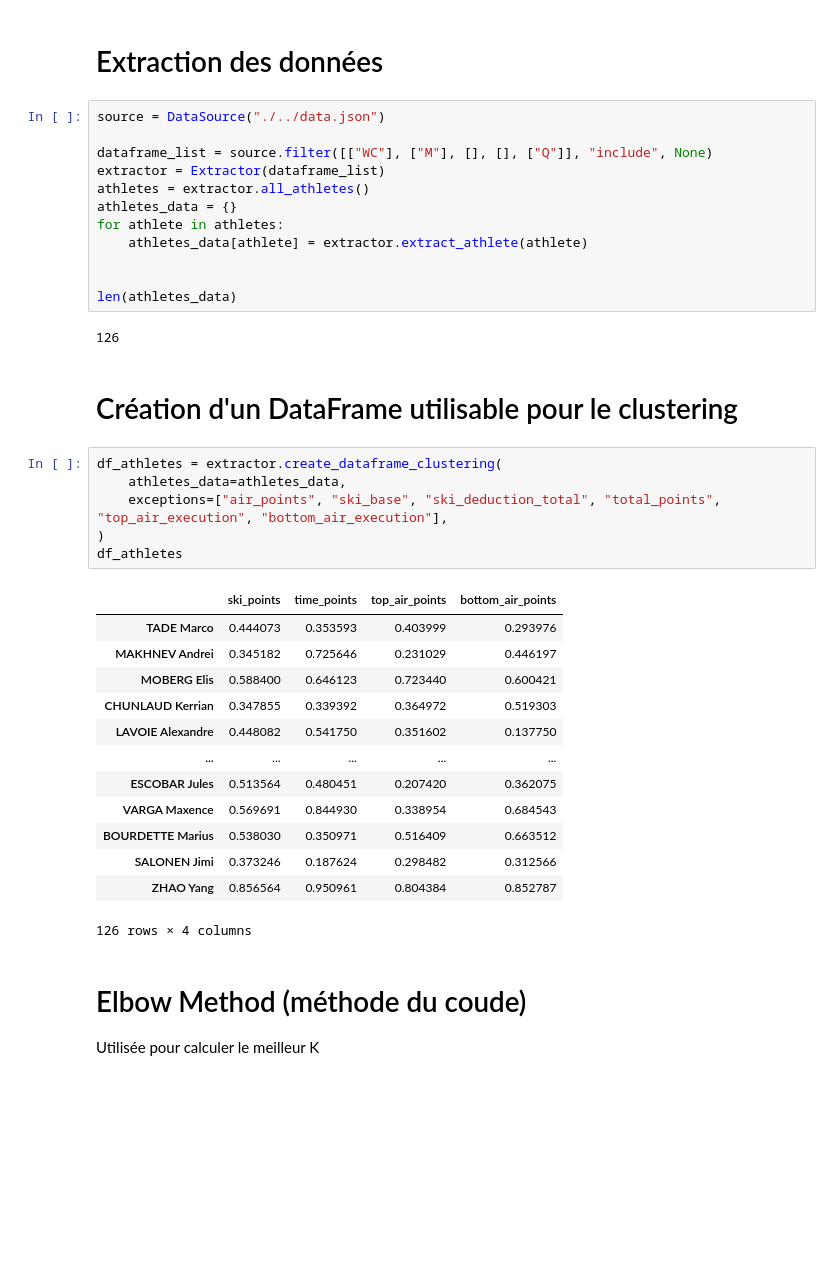
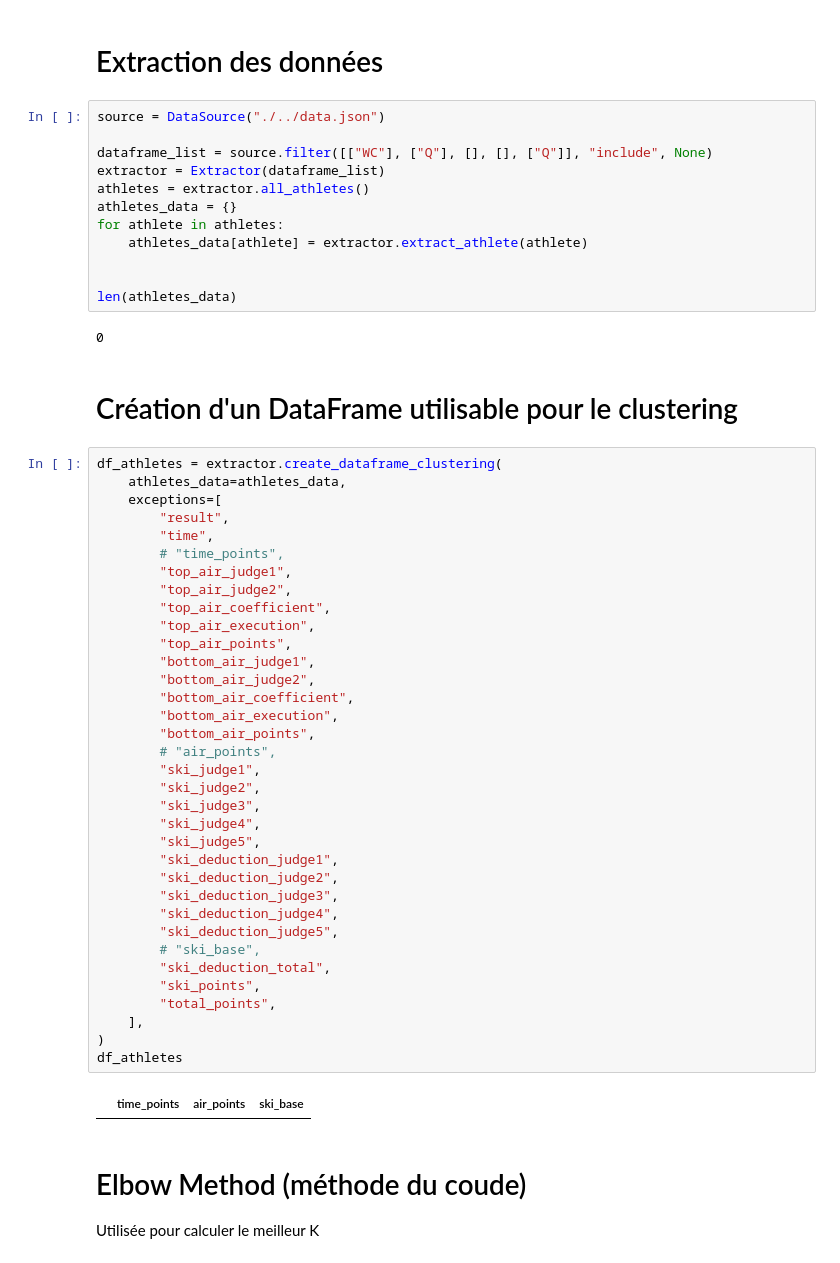
Before and after one commit to tomjeannesson/ENSIMAG3A-COD-IA, a Jupyter notebook: lib/clustering-test.ipynb, the cells around one changed output. Saved outputs shown, nothing was run; the diff lists cells and outputs as text; blank space fills up the shorter version.

```diff
--- a/lib/clustering-test.ipynb
+++ b/lib/clustering-test.ipynb
@@ -34,7 +33,7 @@ from sklearn.ensemble import IsolationForest
 # %%
 source = DataSource("./../data.json")
 
-dataframe_list = source.filter([["WC"], ["M"], [], [], ["Q"]], "include", None)
+dataframe_list = source.filter([["WC"], ["Q"], [], [], ["Q"]], "include", None)
 extractor = Extractor(dataframe_list)
 athletes = extractor.all_athletes()
 athletes_data = {}
@@ -44,29 +43,46 @@ for athlete in athletes:
 
 len(athletes_data)
 # %% [output]
-126
+0
 # %% [markdown]
 # Création d'un DataFrame utilisable pour le clustering
 # %%
 df_athletes = extractor.create_dataframe_clustering(
     athletes_data=athletes_data,
-    exceptions=["air_points", "ski_base", "ski_deduction_total", "total_points", "top_air_execution", "bottom_air_execution"],
+    exceptions=[
+        "result",
+        "time",
+        # "time_points",
+        "top_air_judge1",
+        "top_air_judge2",
+        "top_air_coefficient",
+        "top_air_execution",
+        "top_air_points",
+        "bottom_air_judge1",
+        "bottom_air_judge2",
+        "bottom_air_coefficient",
+        "bottom_air_execution",
+        "bottom_air_points",
+        # "air_points",
+        "ski_judge1",
+        "ski_judge2",
+        "ski_judge3",
+        "ski_judge4",
+        "ski_judge5",
+        "ski_deduction_judge1",
+        "ski_deduction_judge2",
+        "ski_deduction_judge3",
+        "ski_deduction_judge4",
+        "ski_deduction_judge5",
+        # "ski_base",
+        "ski_deduction_total",
+        "ski_points",
+        "total_points",
+    ],
 )
 df_athletes
 # %% [output]
-|  | ski_points | time_points | top_air_points | bottom_air_points |
-| TADE Marco | 0.444073 | 0.353593 | 0.403999 | 0.293976 |
-| MAKHNEV Andrei | 0.345182 | 0.725646 | 0.231029 | 0.446197 |
-| MOBERG Elis | 0.588400 | 0.646123 | 0.723440 | 0.600421 |
-| CHUNLAUD Kerrian | 0.347855 | 0.339392 | 0.364972 | 0.519303 |
-| LAVOIE Alexandre | 0.448082 | 0.541750 | 0.351602 | 0.137750 |
-| ... | ... | ... | ... | ... |
-| ESCOBAR Jules | 0.513564 | 0.480451 | 0.207420 | 0.362075 |
-| VARGA Maxence | 0.569691 | 0.844930 | 0.338954 | 0.684543 |
-| BOURDETTE Marius | 0.538030 | 0.350971 | 0.516409 | 0.663512 |
-| SALONEN Jimi | 0.373246 | 0.187624 | 0.298482 | 0.312566 |
-| ZHAO Yang | 0.856564 | 0.950961 | 0.804384 | 0.852787 |
+|  | time_points | air_points | ski_base |
-126 rows × 4 columns
 # %% [markdown]
 # Elbow Method (méthode du coude)
 Utilisée pour calculer le meilleur K
```
Also changed, not shown: parts of 8 cells of this notebook, 2 other files.
